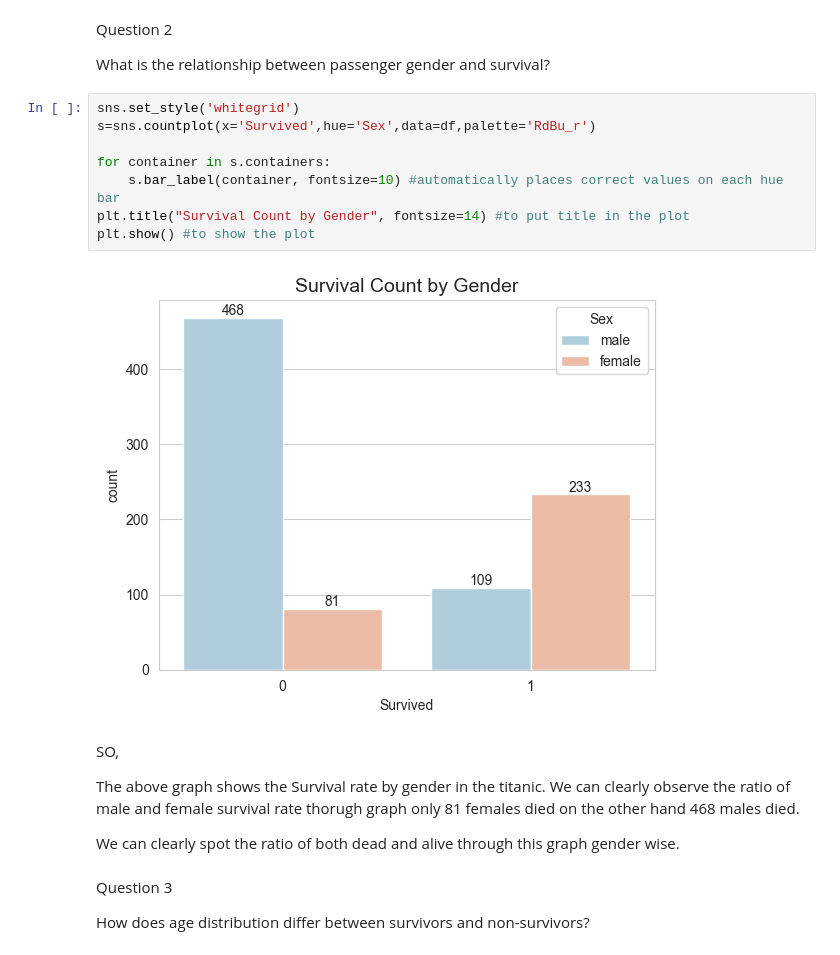
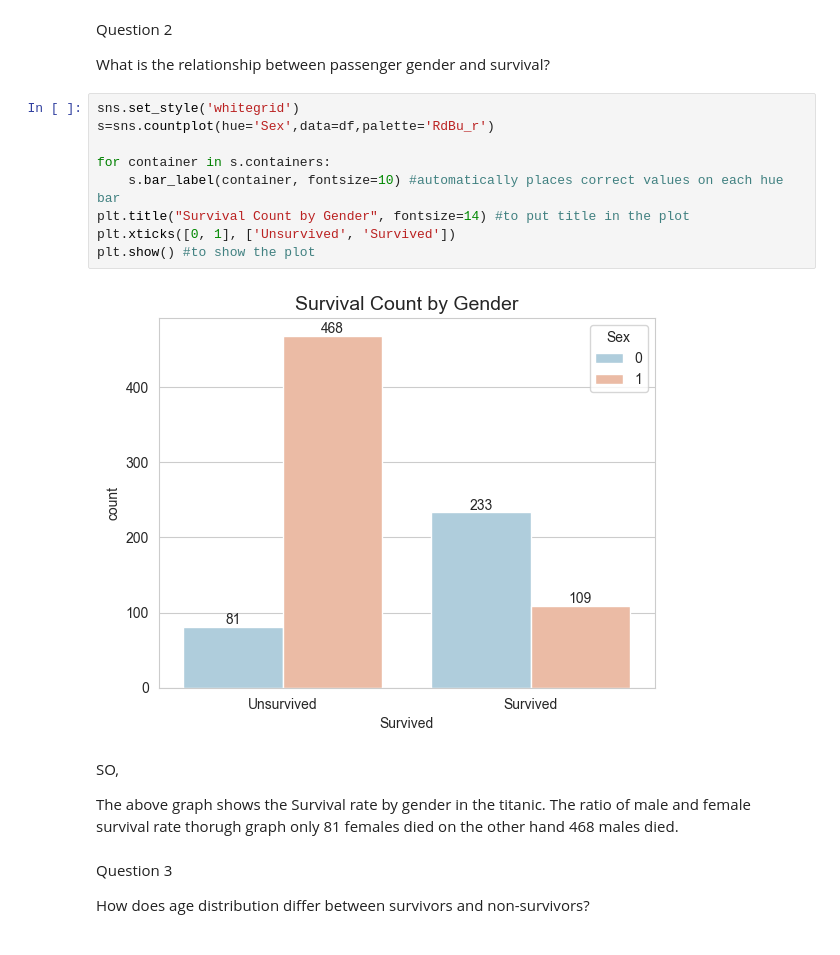
Before and after one commit to way2abhii/Coding, a Jupyter notebook: ML/titanic.ipynb, the cells around one changed output. Saved outputs shown, nothing was run; the diff lists cells and outputs as text.

```diff
--- a/ML/titanic.ipynb
+++ b/ML/titanic.ipynb
@@ -69,20 +69,19 @@ Question 2
 What is the relationship between passenger gender and survival?
 # %%
 sns.set_style('whitegrid')
-s=sns.countplot(x='Survived',hue='Sex',data=df,palette='RdBu_r')
+s=sns.countplot(hue='Sex',data=df,palette='RdBu_r')
 
 for container in s.containers:
     s.bar_label(container, fontsize=10) #automatically places correct values on each hue bar
 plt.title("Survival Count by Gender", fontsize=14) #to put title in the plot
+plt.xticks([0, 1], ['Unsurvived', 'Survived'])
 plt.show() #to show the plot
 # %% [output]
-[figure, old version]
+[figure, new version]
 # %% [markdown]
 SO,
 
-The above graph shows the Survival rate by gender in the titanic. We can clearly observe the ratio of male and female survival rate thorugh graph only 81 females died on the other hand 468 males died.
-
-We can clearly spot the ratio of both dead and alive through this graph gender wise.
+The above graph shows the Survival rate by gender in the titanic. The ratio of male and female survival rate thorugh graph only 81 females died on the other hand 468 males died.
 # %% [markdown]
 Question 3
 
```
Also changed, not shown: parts of 1 cell of this notebook, 3 other files.
